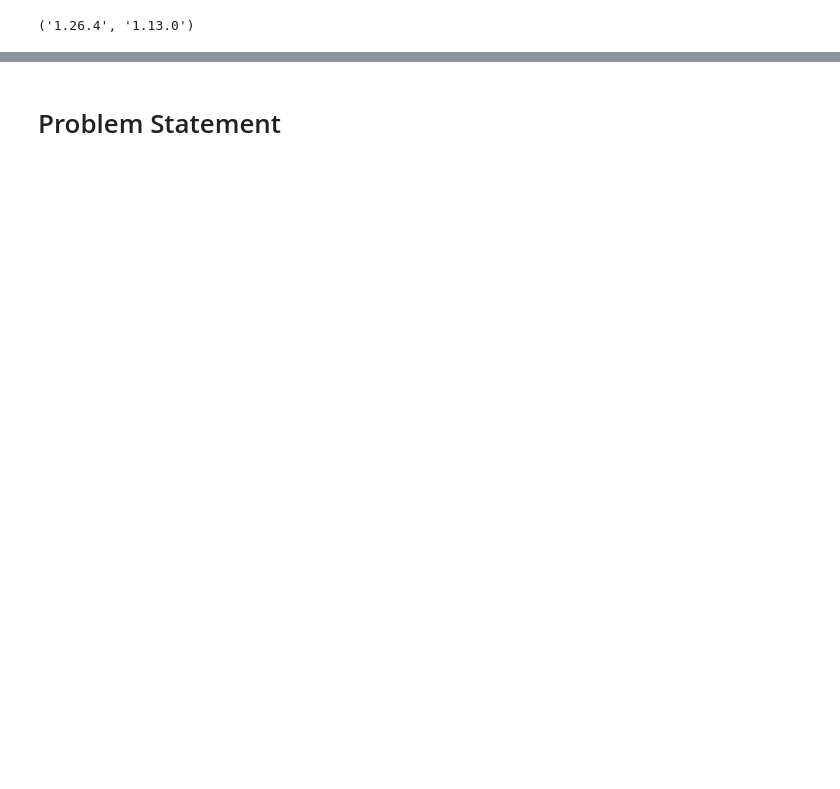
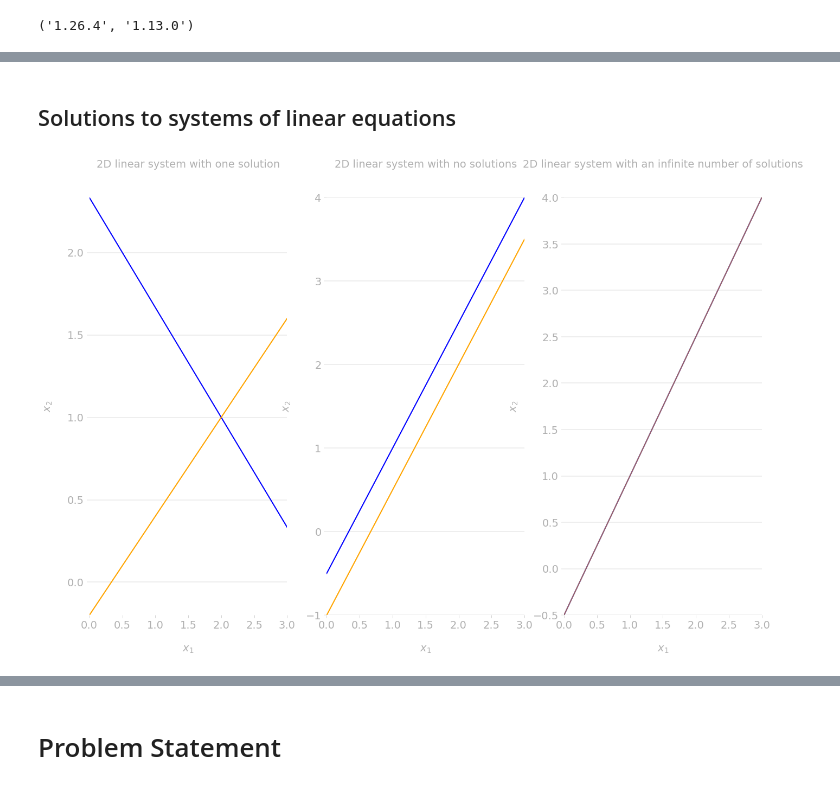
Before and after one commit to Kai-Striega/speech-numpy-solve, a Jupyter notebook: numpy_solve.ipynb, the cells around one changed output, grey strips where cells are left out. Cells and saved outputs as stored; diff of their text form; code cells hidden in the pictures; blank space fills up the shorter version.

```diff
--- a/numpy_solve.ipynb
+++ b/numpy_solve.ipynb
@@ -11,0 +110,40 @@ np.__version__, sp.__version__
+# %% [markdown]
+## Solutions to systems of linear equations
+# %%
+fig, axs = plt.subplots(1, 3, figsize=(16, 10))
+
+t = np.linspace(0, 3)
+y1 = 7 / 3 - 2 * t / 3
+y2 = 3 * t / 5 - 1 / 5
+y3 = -1 / 2 + 3 * t / 2
+y4 = -1 + 3 * t / 2
+y5 = -1 / 2 + 3 * t / 2
+
+axs[0].set_title("2D linear system with one solution")
+axs[0].plot(t, y1, 'blue')
+axs[0].plot(t, y2, 'orange')
+axs[0].spines['top'].set_visible(False)
+axs[0].spines['right'].set_visible(False)
+axs[0].set_ylabel('$x_2$')
+axs[0].set_xlabel('$x_1$')
+
+axs[1].set_title("2D linear system with no solutions")
+axs[1].plot(t, y3, 'blue')
+axs[1].plot(t, y4, 'orange')
+axs[1].spines['top'].set_visible(False)
+axs[1].spines['right'].set_visible(False)
+axs[1].set_ylabel('$x_2$')
+axs[1].set_xlabel('$x_1$')
+
+axs[2].set_title("2D linear system with an infinite number of solutions")
+axs[2].plot(t, y5, 'blue', 0.6)
+axs[2].plot(t, y5, 'orange', alpha=0.6)
+axs[2].spines['top'].set_visible(False)
+axs[2].spines['right'].set_visible(False)
+axs[2].set_ylabel('$x_2$')
+axs[2].set_xlabel('$x_1$')
+
+plt.savefig("images/2d_system_of_eqs.be able to solve this system for .png", transparent=True, bbox_inches="tight")
+plt.show()
+# %% [output]
+[figure, added]
```
Also changed, not shown: parts of 43 cells of this notebook, 2 other files.
